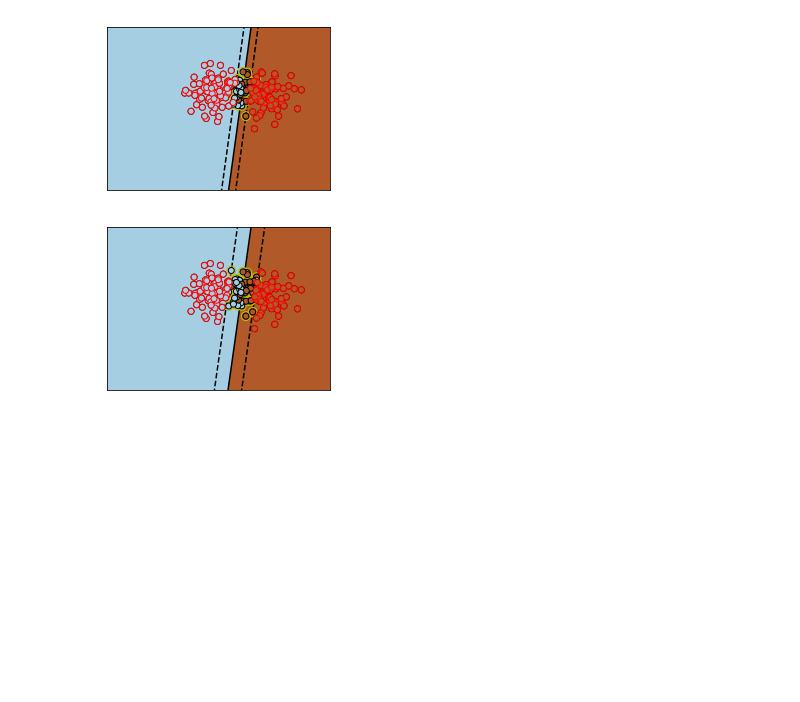
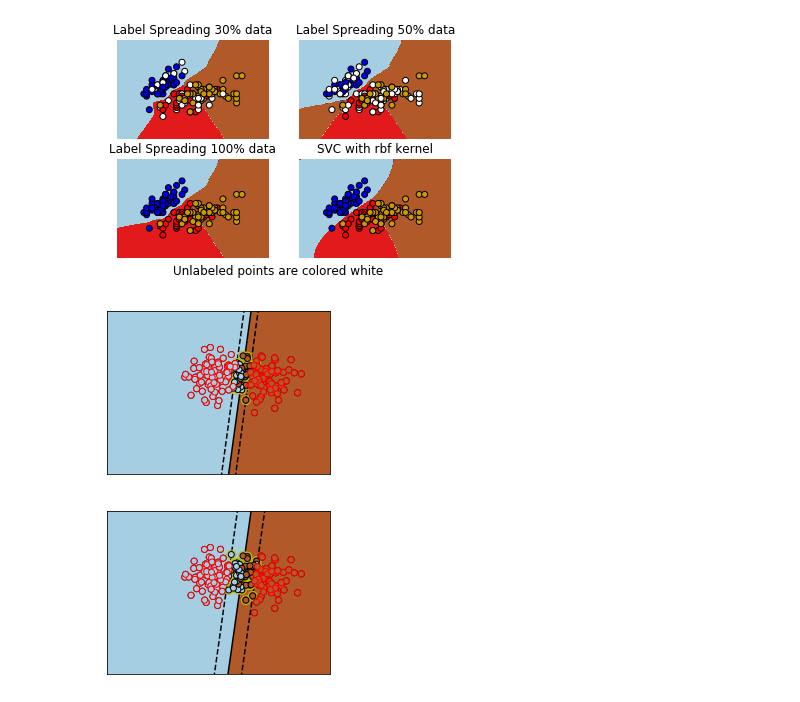
Before and after one commit to raulsenaferreira/Systems-Engineering, a Jupyter notebook: Dissertation/experiments/Test cases/svm_spelling_boundaries_test.ipynb, the cells around one changed output. Cells and saved outputs as stored; diff of their text form; code cells hidden in the pictures; blank space fills up the shorter version.

```diff
--- a/Dissertation/experiments/Test cases/svm_spelling_boundaries_test.ipynb
+++ b/Dissertation/experiments/Test cases/svm_spelling_boundaries_test.ipynb
@@ -1,3 +1,68 @@
+# %%
+import numpy as np
+import matplotlib.pyplot as plt
+from sklearn import datasets
+from sklearn import svm
+from sklearn.semi_supervised import label_propagation
+
+rng = np.random.RandomState(0)
+
+iris = datasets.load_iris()
+
+X = iris.data[:, :2]
+y = iris.target
+
+# step size in the mesh
+h = .02
+
+y_30 = np.copy(y)
+y_30[rng.rand(len(y)) < 0.3] = -1
+y_50 = np.copy(y)
+y_50[rng.rand(len(y)) < 0.5] = -1
+# we create an instance of SVM and fit out data. We do not scale our
+# data since we want to plot the support vectors
+    ls30 = (label_propagation.LabelSpreading().fit(X, y_30),
+        y_30)
+ls50 = (label_propagation.LabelSpreading().fit(X, y_50),
+        y_50)
+ls100 = (label_propagation.LabelSpreading().fit(X, y), y)
+rbf_svc = (svm.SVC(kernel='rbf').fit(X, y), y)
+
+# create a mesh to plot in
+x_min, x_max = X[:, 0].min() - 1, X[:, 0].max() + 1
+y_min, y_max = X[:, 1].min() - 1, X[:, 1].max() + 1
+xx, yy = np.meshgrid(np.arange(x_min, x_max, h),
+                     np.arange(y_min, y_max, h))
+
+# title for the plots
+titles = ['Label Spreading 30% data',
+          'Label Spreading 50% data',
+          'Label Spreading 100% data',
+          'SVC with rbf kernel']
+
+color_map = {-1: (1, 1, 1), 0: (0, 0, .9), 1: (1, 0, 0), 2: (.8, .6, 0)}
+
+for i, (clf, y_train) in enumerate((ls30, ls50, ls100, rbf_svc)):
+    # Plot the decision boundary. For that, we will assign a color to each
+    # point in the mesh [x_min, x_max]x[y_min, y_max].
+    plt.subplot(2, 2, i + 1)
+    Z = clf.predict(np.c_[xx.ravel(), yy.ravel()])
+
+    # Put the result into a color plot
+    Z = Z.reshape(xx.shape)
+    plt.contourf(xx, yy, Z, cmap=plt.cm.Paired)
+    plt.axis('off')
+
+    # Plot also the training points
+    colors = [color_map[y] for y in y_train]
+    plt.scatter(X[:, 0], X[:, 1], c=colors, edgecolors='black')
+
+    plt.title(titles[i])
+
+plt.suptitle("Unlabeled points are colored white", y=0.1)
+plt.show()
+# %% [output]
+[figure, added]
 # %%
 import sys
 import os
```
Also changed, not shown: 10 other files.
